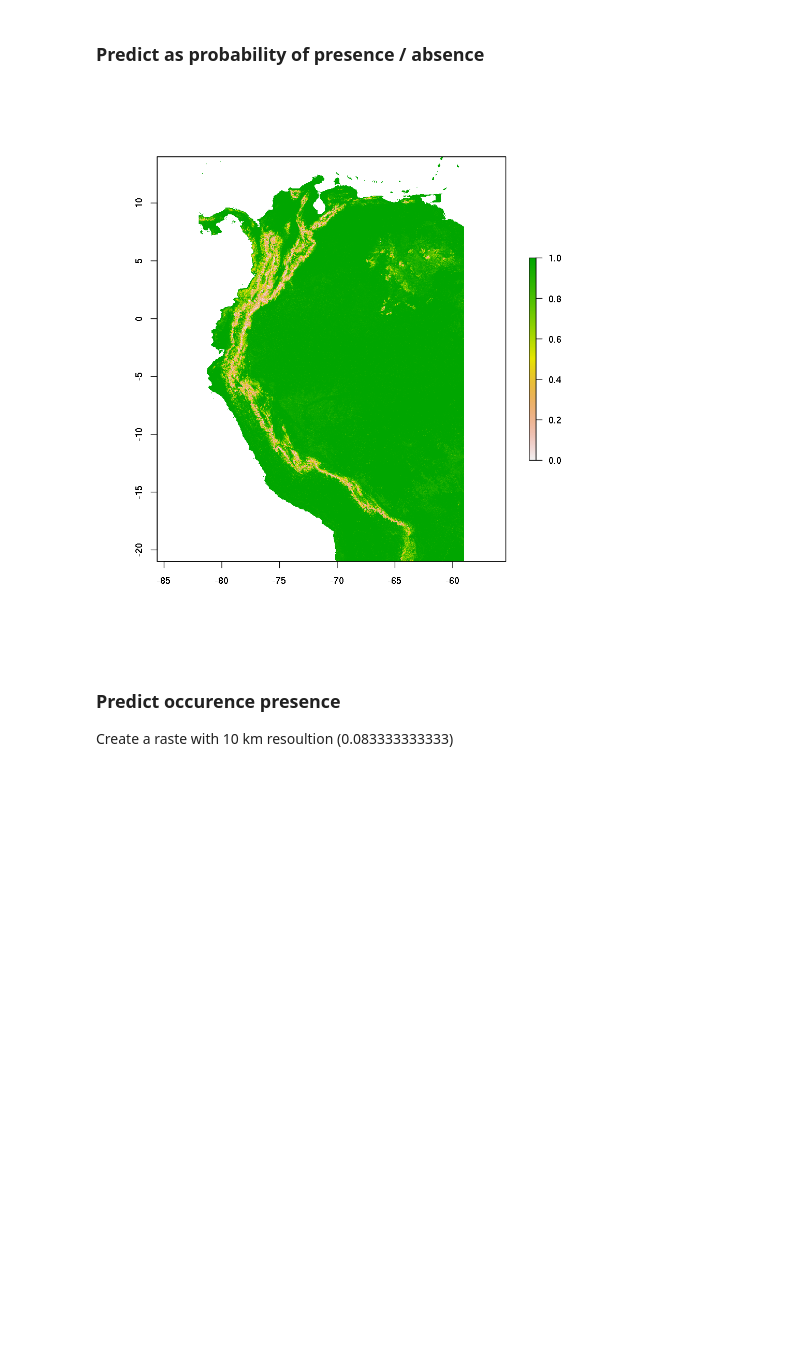
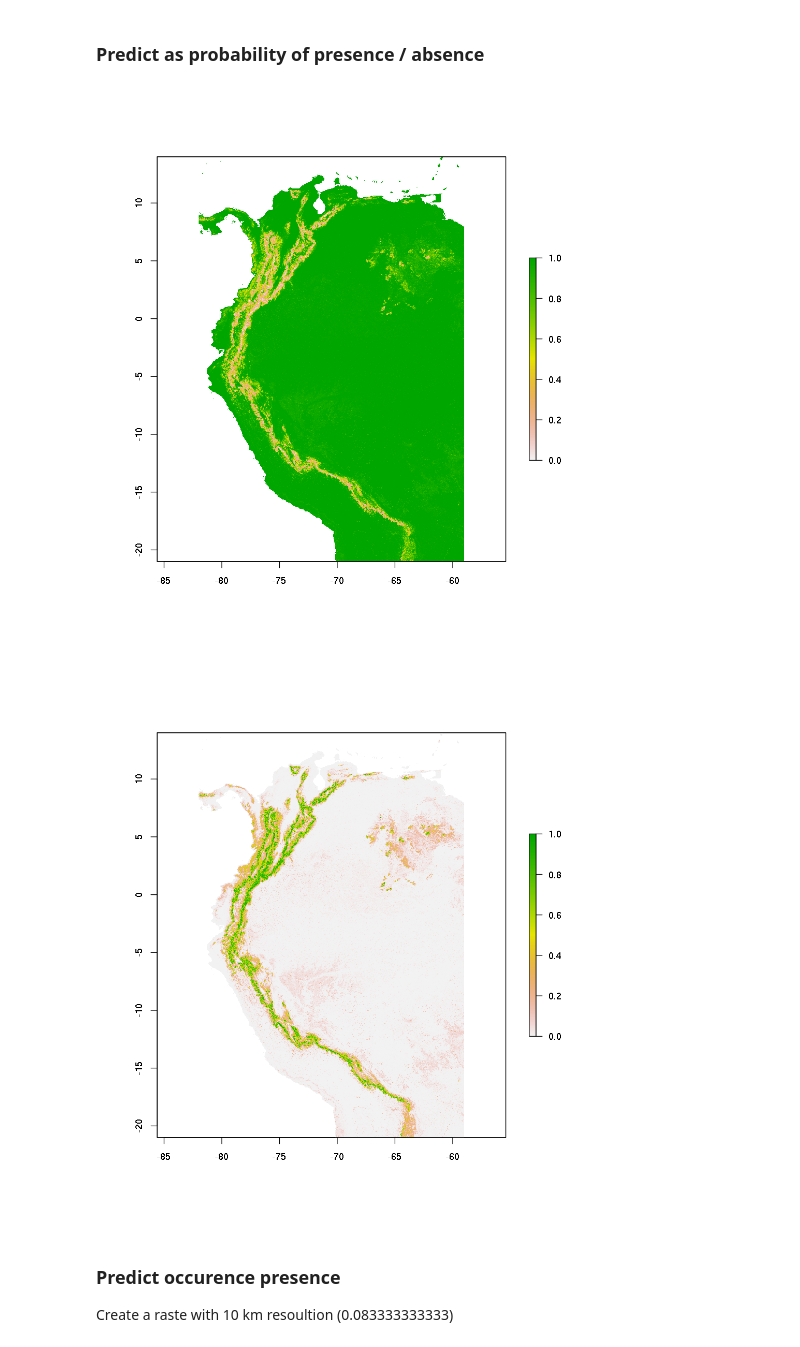
Before and after one commit to selvaje/SE_data, a Jupyter notebook: exercise/101_SDM1_MWood_Rmodel.ipynb, the cells around one changed output. Saved outputs shown, nothing was run; the diff lists cells and outputs as text; code cells hidden in the pictures; blank space fills up the shorter version.

```diff
--- a/exercise/101_SDM1_MWood_Rmodel.ipynb
+++ b/exercise/101_SDM1_MWood_Rmodel.ipynb
@@ -496,11 +501,14 @@ plot(pred.rf.resp)
 # %% [markdown]
 ### Predict as probability of presence / absence
 # %%
-pred.rf.prob <- raster::predict(senv , mdl.rf , type='prob')
+pred.rf.prob1 <- raster::predict(senv , mdl.rf , type='prob' , index=1)
+pred.rf.prob0 <- raster::predict(senv , mdl.rf , type='prob' , index=2)
 # %%
-plot(pred.rf.prob)
+plot(pred.rf.prob1)
+plot(pred.rf.prob0)
 # %% [output]
 [figure]
+[figure, added]
 # %% [markdown]
 ### Predict occurence presence
 
```
Also changed, not shown: parts of 6 cells of this notebook.
